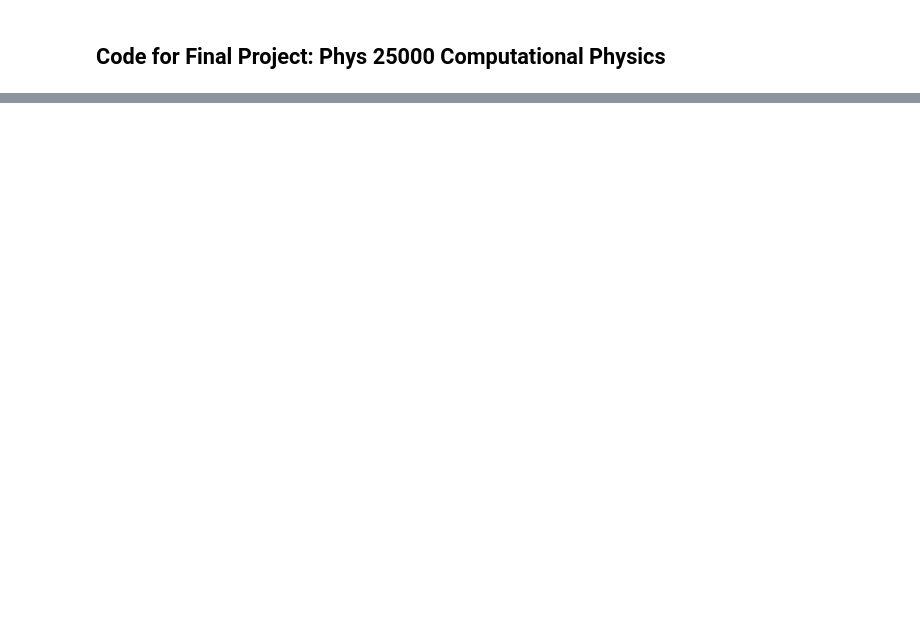
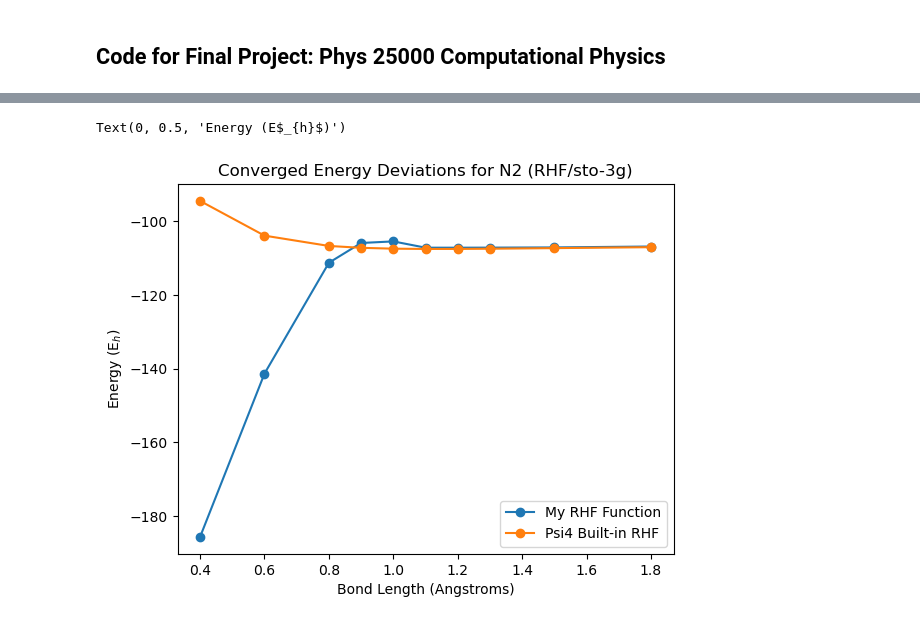
Before and after one commit to pavliceka/phys250_finalproject, a Jupyter notebook: Phys 250 Final Project Notebook.ipynb, the cells around one changed output, grey strips where cells are left out. Saved outputs shown, nothing was run; the diff lists cells and outputs as text; code cells hidden in the pictures; blank space fills up the shorter version.

```diff
--- a/Phys 250 Final Project Notebook.ipynb
+++ b/Phys 250 Final Project Notebook.ipynb
@@ -56,0 +454,14 @@ For iterations < max iteration, and for delta_energy > tol :
+# %%
+n2_bonds = [0.4,0.6,0.8,0.9,1.0,1.1,1.2,1.3,1.5,1.8]
+n2_myrhf = [-185.67628246, -141.34192175 ,-111.24263748, -105.87487055,-105.44658410, -107.14961250,-107.15397114 ,-107.13586033,-107.07872822 , -106.83246490]
+n2_psi4 = [-94.45642784400758,-103.88071561270192,-106.6808024592972,-107.18719030250315,-107.4195324523425,-107.49650051193096,-107.48778392783986,-107.43387068963219,-107.27244850058743,-107.01732690661794]
+# %%
+plt.plot(n2_bonds,n2_myrhf,'-o',label="My RHF Function")
+plt.plot(n2_bonds,n2_psi4,'-o',label="Psi4 Built-in RHF")
+plt.legend(loc='lower right')
+plt.title("Converged Energy Deviations for N2 (RHF/sto-3g)")
+plt.xlabel("Bond Length (Angstroms)")
+plt.ylabel("Energy (E$_{h}$)")
+# %% [output]
+Text(0, 0.5, 'Energy (E$_{h}$)')
+[figure, added]
```
Also changed, not shown: parts of 14 cells of this notebook.
